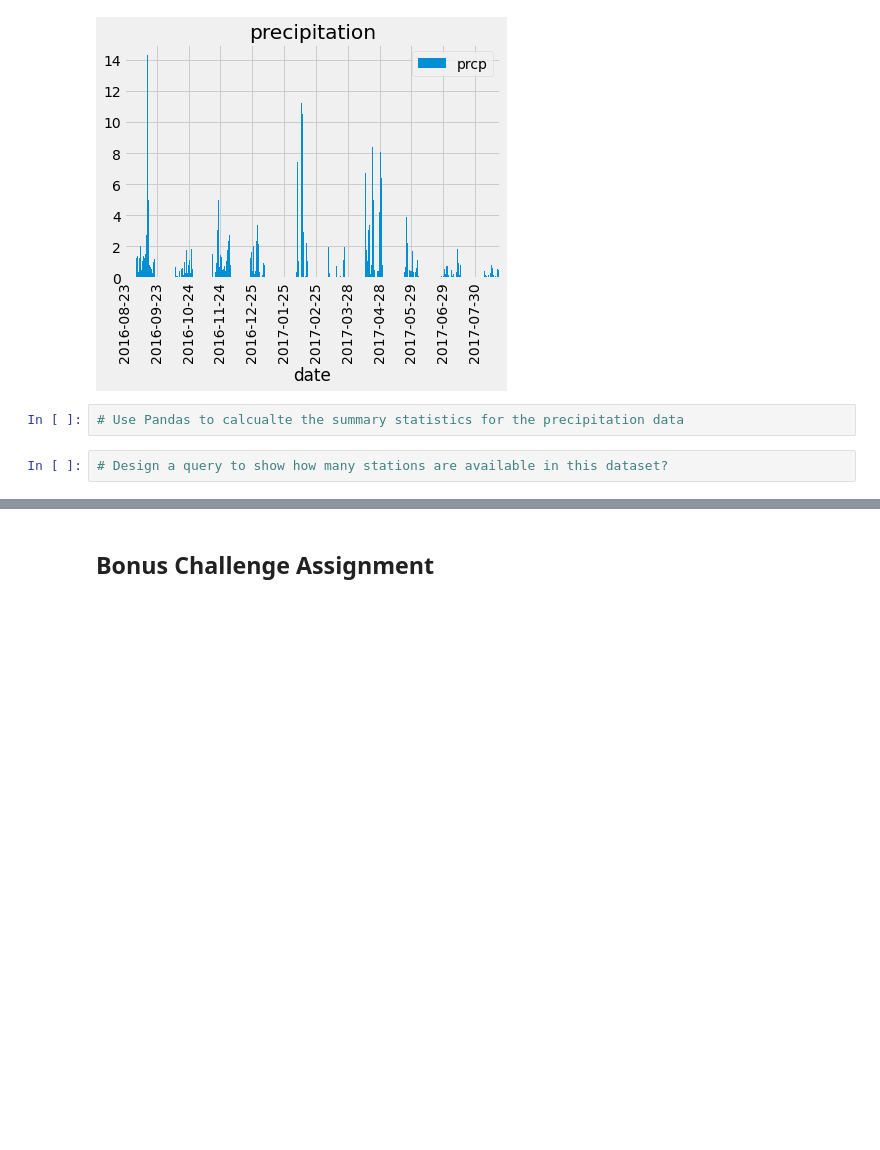
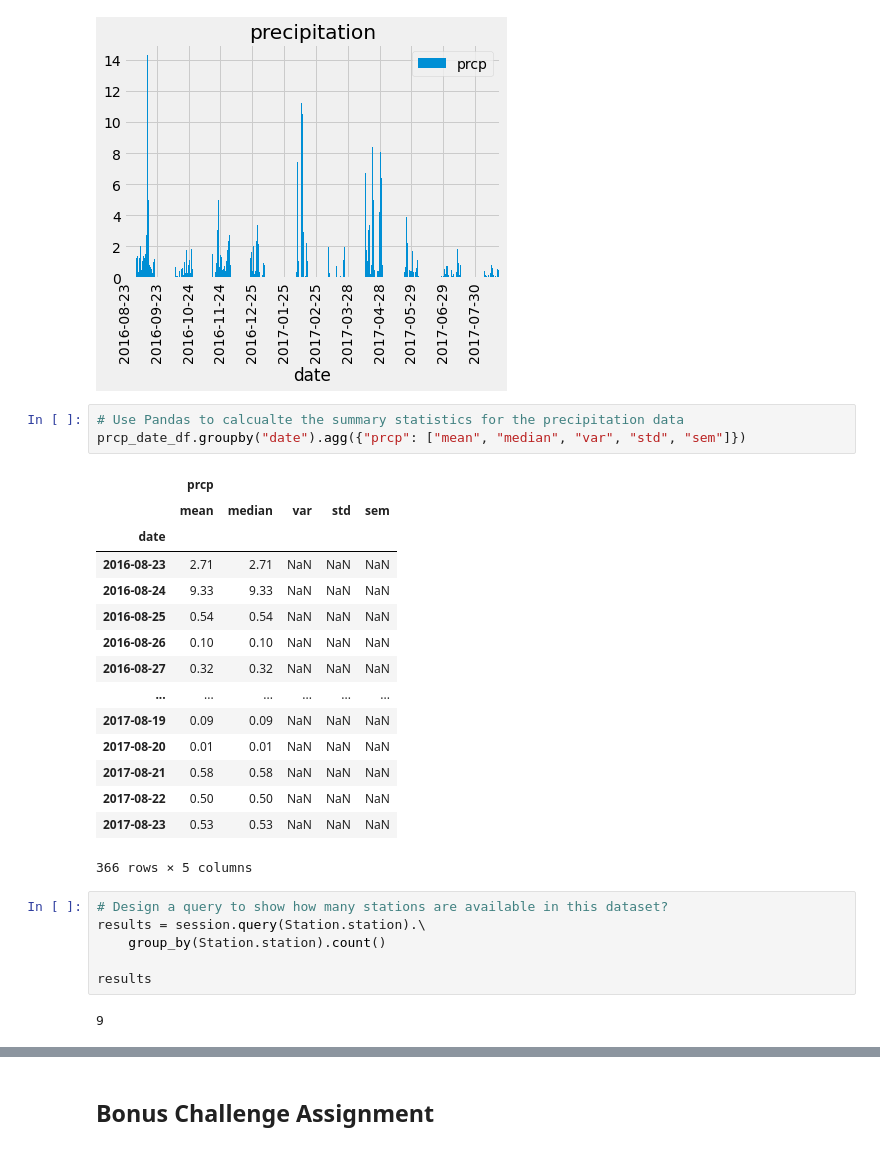
Before and after one commit to patrickfspring/Climate-Study-with-SQLAlchemy-and-Flask-API, a Jupyter notebook: Analysis/climate_starter.ipynb, the cells around one changed output, grey strips where cells are left out. Drawn from its saved outputs; the diff is of its cells as text; blank space fills up the shorter version.

```diff
--- a/Analysis/climate_starter.ipynb
+++ b/Analysis/climate_starter.ipynb
@@ -112,8 +112,31 @@ plt.show()
 [figure]
 # %%
 # Use Pandas to calcualte the summary statistics for the precipitation data
+prcp_date_df.groupby("date").agg({"prcp": ["mean", "median", "var", "std", "sem"]})
+# %% [output]
+|  | prcp |  |  |  |  |
+|  | mean | median | var | std | sem |
+| date |  |  |  |  |  |
+| 2016-08-23 | 2.71 | 2.71 | NaN | NaN | NaN |
+| 2016-08-24 | 9.33 | 9.33 | NaN | NaN | NaN |
+| 2016-08-25 | 0.54 | 0.54 | NaN | NaN | NaN |
+| 2016-08-26 | 0.10 | 0.10 | NaN | NaN | NaN |
+| 2016-08-27 | 0.32 | 0.32 | NaN | NaN | NaN |
+| ... | ... | ... | ... | ... | ... |
+| 2017-08-19 | 0.09 | 0.09 | NaN | NaN | NaN |
+| 2017-08-20 | 0.01 | 0.01 | NaN | NaN | NaN |
+| 2017-08-21 | 0.58 | 0.58 | NaN | NaN | NaN |
+| 2017-08-22 | 0.50 | 0.50 | NaN | NaN | NaN |
+| 2017-08-23 | 0.53 | 0.53 | NaN | NaN | NaN |
+366 rows × 5 columns
 # %%
 # Design a query to show how many stations are available in this dataset?
+results = session.query(Station.station).\
+    group_by(Station.station).count()
+
+results
+# %% [output]
+9
 # %%
 # What are the most active stations? (i.e. what stations have the most rows)?
 # List the stations and the counts in descending order.
```
Also changed, not shown: parts of 4 cells of this notebook.
